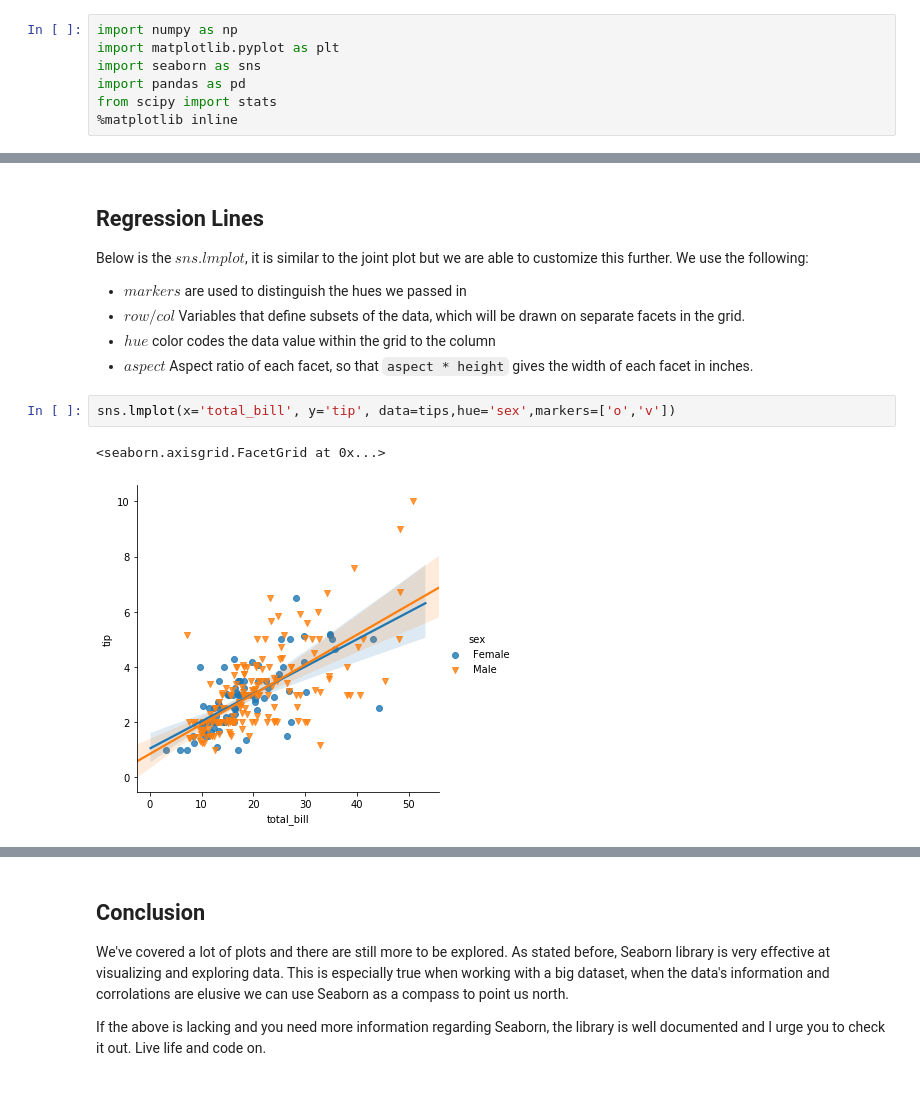
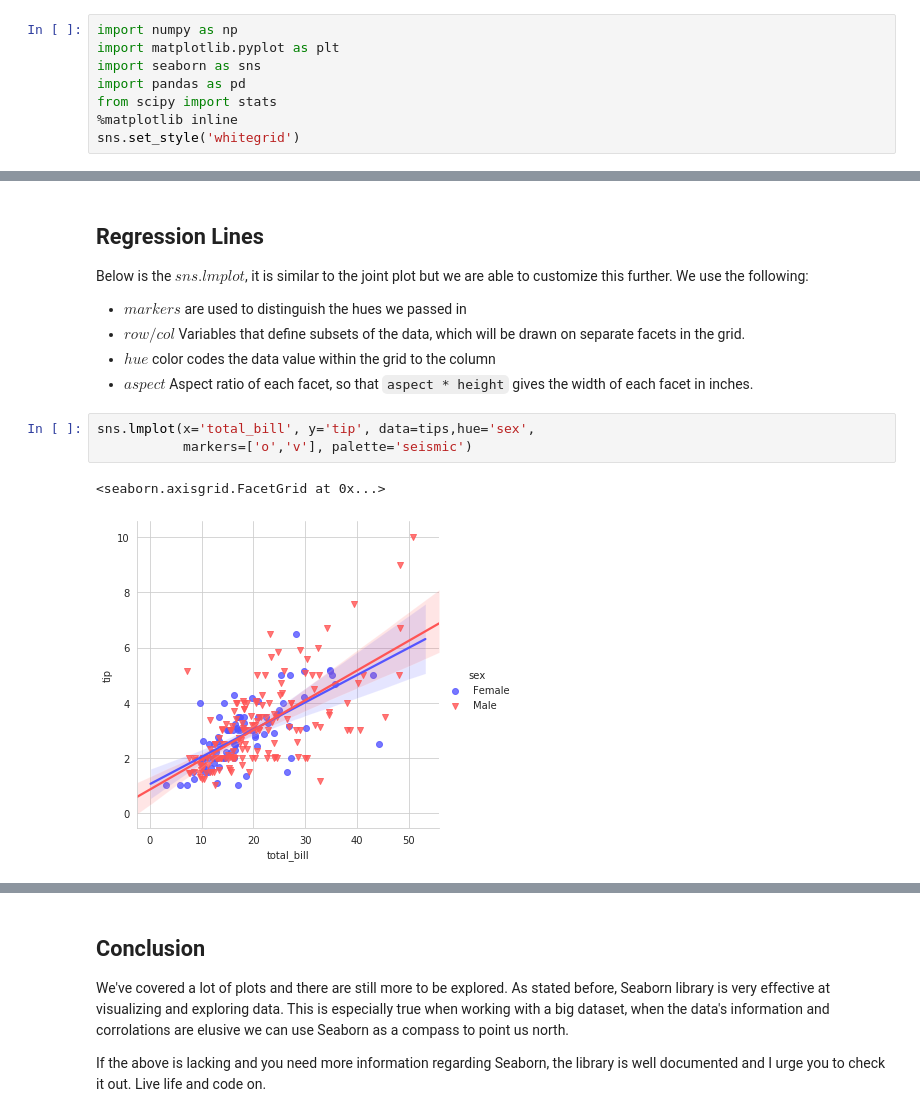
Before and after one commit to jaymanalastas/jaymanalastas.github.io, a Jupyter notebook: content/2019/1/DeepDive_seaborn.ipynb, the cells around one changed output, grey strips where cells are left out. Drawn from its saved outputs; the diff is of its cells as text.

```diff
--- a/content/2019/1/DeepDive_seaborn.ipynb
+++ b/content/2019/1/DeepDive_seaborn.ipynb
@@ -46,6 +44,7 @@ import seaborn as sns
 import pandas as pd
 from scipy import stats
 %matplotlib inline
+sns.set_style('whitegrid')
 # %% [markdown]
 We're all set to explore seaborn!
 
@@ -309,9 +317,10 @@ Below is the $sns.lmplot$, it is similar to the joint plot but we are able to cu
  - $hue$ color codes the data value within the grid to the column
  - $aspect$ Aspect ratio of each facet, so that ``aspect * height`` gives the width of each facet in inches.
 # %%
-sns.lmplot(x='total_bill', y='tip', data=tips,hue='sex',markers=['o','v'])
+sns.lmplot(x='total_bill', y='tip', data=tips,hue='sex',
+           markers=['o','v'], palette='seismic')
 # %% [output]
 <seaborn.axisgrid.FacetGrid at 0x...>
-[figure, old version]
+[figure, new version]
 # %%
 plt.figure(figsize=(16,12))
```
Also changed, not shown: parts of 12 cells of this notebook, 1 other file.
